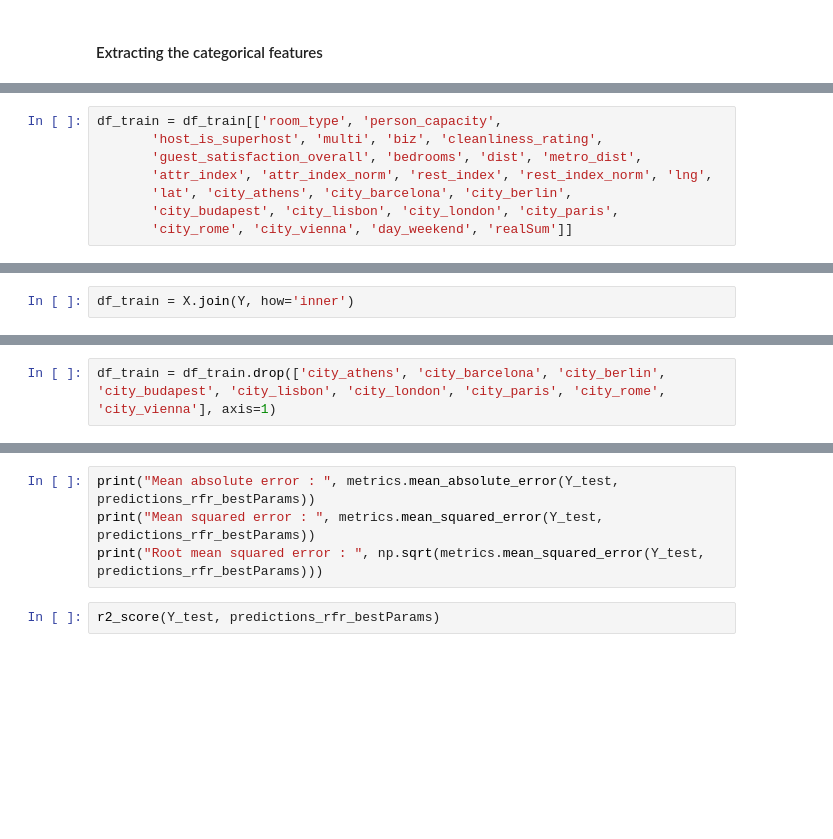
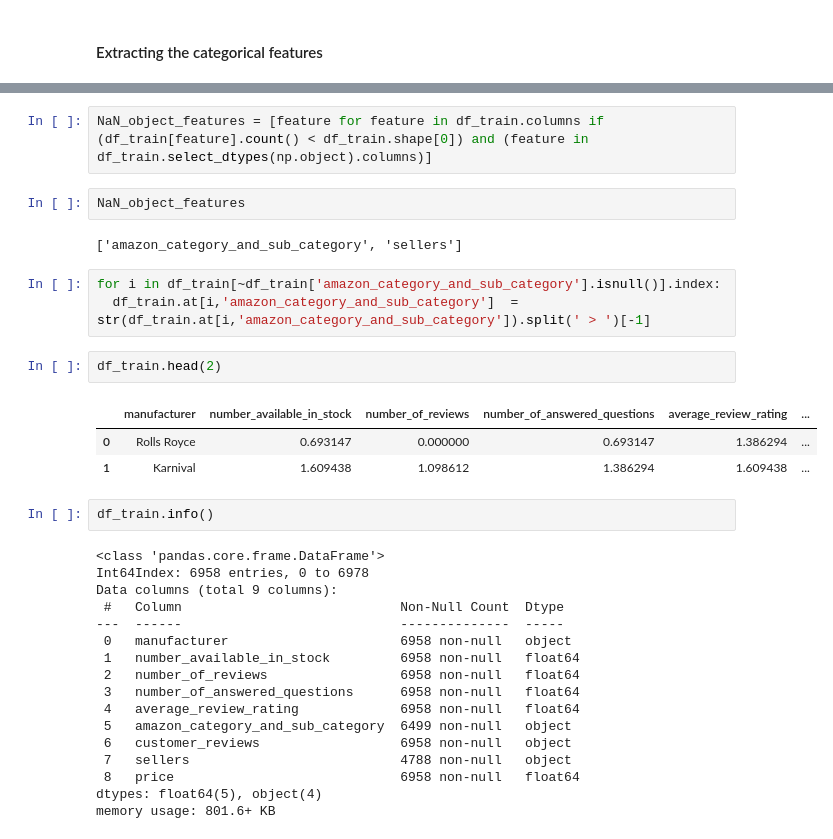
Before and after one commit to nipun1992/Amazon-Fashion-Products, a Jupyter notebook: Fashion_Products_on_Amazon.ipynb, the cells around one changed output, grey strips where cells are left out. Cells and saved outputs as stored; diff of their text form; blank space fills up the shorter version.

```diff
--- a/Fashion_Products_on_Amazon.ipynb
+++ b/Fashion_Products_on_Amazon.ipynb
@@ -714,8 +557,0 @@ Rearranging the position of columns of the training dataframe
-# %%
-df_train = df_train[['room_type', 'person_capacity',
-       'host_is_superhost', 'multi', 'biz', 'cleanliness_rating',
-       'guest_satisfaction_overall', 'bedrooms', 'dist', 'metro_dist',
-       'attr_index', 'attr_index_norm', 'rest_index', 'rest_index_norm', 'lng',
-       'lat', 'city_athens', 'city_barcelona', 'city_berlin',
-       'city_budapest', 'city_lisbon', 'city_london', 'city_paris',
-       'city_rome', 'city_vienna', 'day_weekend', 'realSum']]
@@ -806,2 +557,0 @@ X.columns
-# %%
-df_train = X.join(Y, how='inner')
@@ -811,2 +557,0 @@ sns.heatmap(df_train[continuous_features].corr(), annot=True, cmap="RdYlGn")
-# %%
-df_train = df_train.drop(['city_athens', 'city_barcelona', 'city_berlin', 'city_budapest', 'city_lisbon', 'city_london', 'city_paris', 'city_rome', 'city_vienna'], axis=1)
@@ -1010,6 +558,34 @@ plt.show()
-# %%
-print("Mean absolute error : ", metrics.mean_absolute_error(Y_test, predictions_rfr_bestParams))
-print("Mean squared error : ", metrics.mean_squared_error(Y_test, predictions_rfr_bestParams))
-print("Root mean squared error : ", np.sqrt(metrics.mean_squared_error(Y_test, predictions_rfr_bestParams)))
-# %%
-r2_score(Y_test, predictions_rfr_bestParams)
+# %%
+NaN_object_features = [feature for feature in df_train.columns if (df_train[feature].count() < df_train.shape[0]) and (feature in df_train.select_dtypes(np.object).columns)]
+# %%
+NaN_object_features
+# %% [output]
+['amazon_category_and_sub_category', 'sellers']
+# %%
+for i in df_train[~df_train['amazon_category_and_sub_category'].isnull()].index:
+  df_train.at[i,'amazon_category_and_sub_category']  = str(df_train.at[i,'amazon_category_and_sub_category']).split(' > ')[-1]
+# %%
+df_train.head(2)
+# %% [output]
+|  | manufacturer | number_available_in_stock | number_of_reviews | number_of_answered_questions | average_review_rating | ... |
+| 0 | Rolls Royce | 0.693147 | 0.000000 | 0.693147 | 1.386294 | ... |
+| 1 | Karnival | 1.609438 | 1.098612 | 1.386294 | 1.609438 | ... |
+# %%
+df_train.info()
+# %% [output]
+<class 'pandas.core.frame.DataFrame'>
+Int64Index: 6958 entries, 0 to 6978
+Data columns (total 9 columns):
+ #   Column                            Non-Null Count  Dtype
+---  ------                            --------------  -----
+ 0   manufacturer                      6958 non-null   object
+ 1   number_available_in_stock         6958 non-null   float64
+ 2   number_of_reviews                 6958 non-null   float64
+ 3   number_of_answered_questions      6958 non-null   float64
+ 4   average_review_rating             6958 non-null   float64
+ 5   amazon_category_and_sub_category  6499 non-null   object
+ 6   customer_reviews                  6958 non-null   object
+ 7   sellers                           4788 non-null   object
+ 8   price                             6958 non-null   float64
+dtypes: float64(5), object(4)
+memory usage: 801.6+ KB
```
Also changed, not shown: parts of 164 cells of this notebook.
